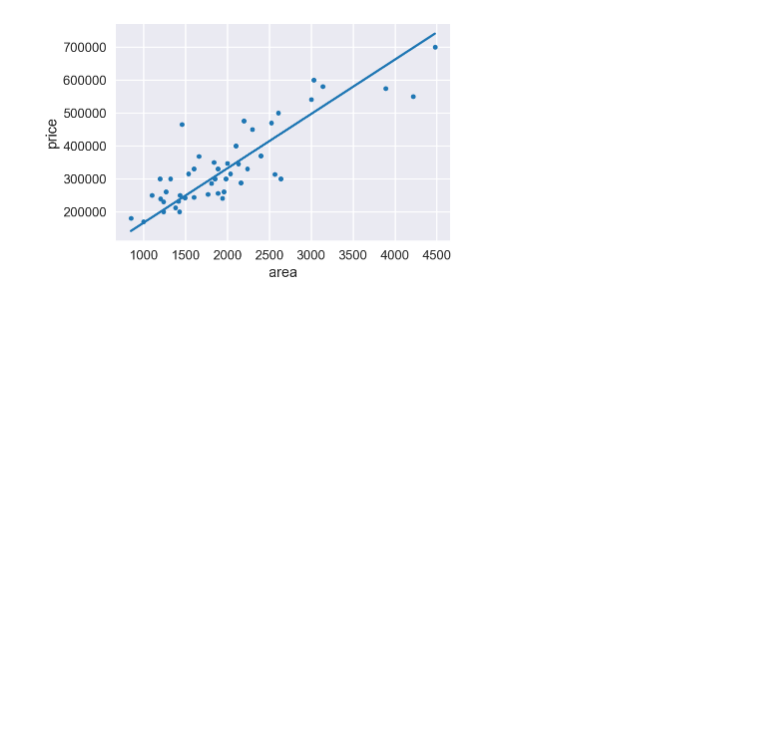
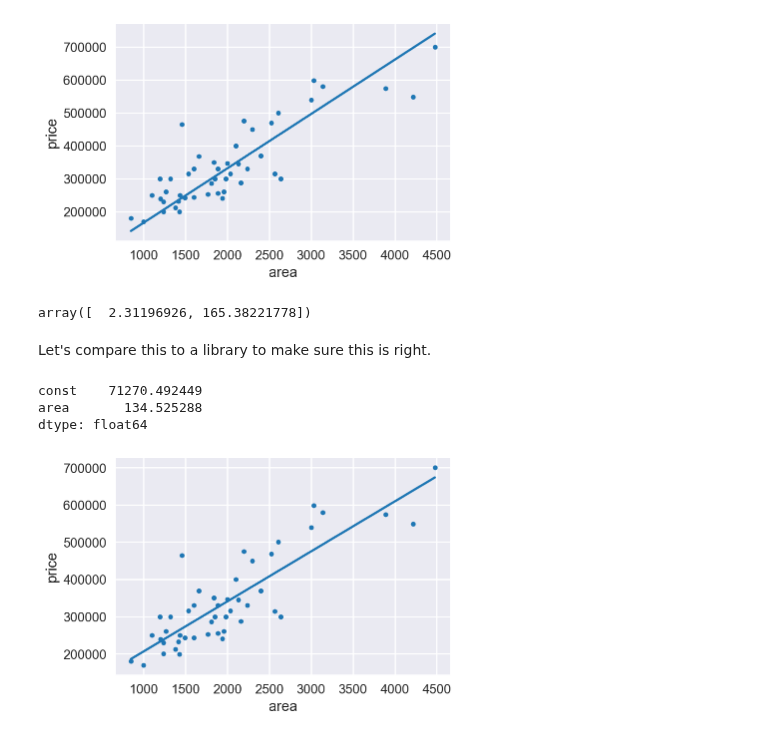
Before and after one commit to sameerank/data-science-interview-prep, a Jupyter notebook: ml/linear_regression.ipynb, the cells around one changed output. Drawn from its saved outputs; the diff is of its cells as text; code cells hidden in the pictures; blank space fills up the shorter version.

```diff
--- a/ml/linear_regression.ipynb
+++ b/ml/linear_regression.ipynb
@@ -106,3 +118,27 @@ plt.plot(line_xs, line_ys)
 plt.show()
 # %% [output]
 [figure]
+# %%
+result['thetas']
+# %% [output]
+array([  2.31196926, 165.38221778])
+# %% [markdown]
+Let's compare this to a library to make sure this is right.
+# %%
+import statsmodels.api as sm
+X = sm.add_constant(df.area)
+model = sm.OLS(df.price, X)
+results = model.fit()
+results.params
+# %% [output]
+const    71270.492449
+area       134.525288
+dtype: float64
+# %%
+df.plot.scatter(x='area', y='price')
+line_xs = range(df.area.min(), df.area.max())
+line_ys = [x*results.params.area + results.params.const for x in line_xs]
+plt.plot(line_xs, line_ys)
+plt.show()
+# %% [output]
+[figure, added]
```
Also changed, not shown: parts of 6 cells of this notebook, 3 other files.
